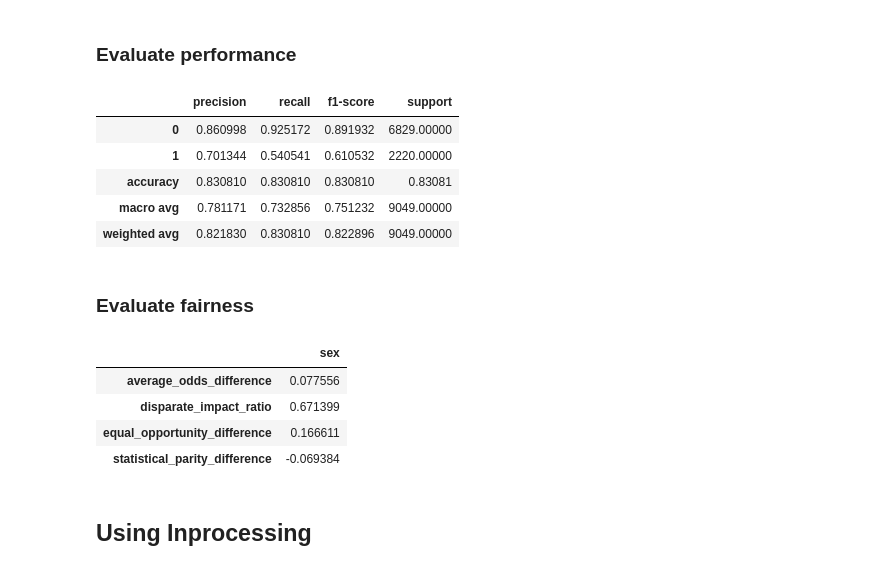
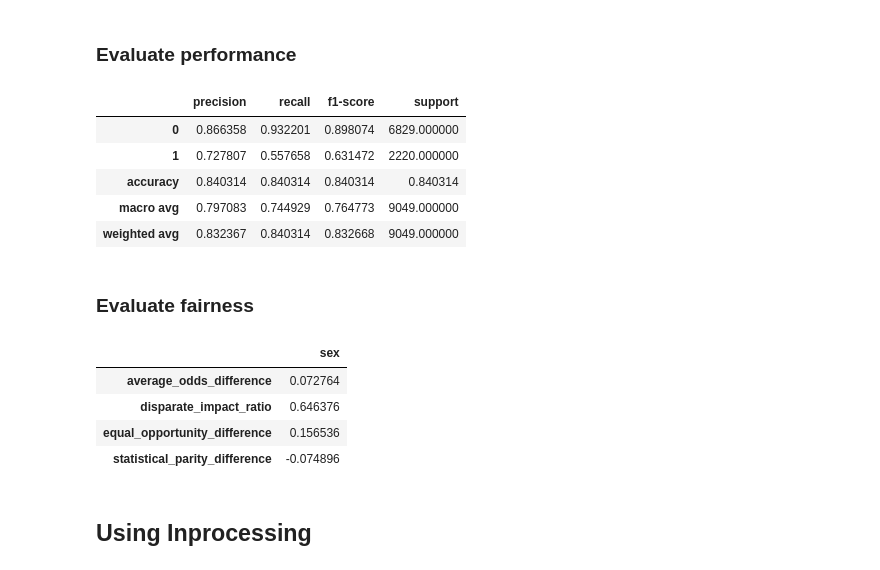
Before and after one commit to motapaolla/AIF360_tutorial, a Jupyter notebook: tutorial-AIF360.ipynb, the cells around one changed output. Drawn from its saved outputs; the diff is of its cells as text; code cells hidden in the pictures.

```diff
--- a/tutorial-AIF360.ipynb
+++ b/tutorial-AIF360.ipynb
@@ -862,7 +885,7 @@ from aif360.sklearn.preprocessing import ReweighingMeta
 # %%
 rew = ReweighingMeta(estimator=LogisticRegression())
 
-params = {'estimator__solver': ['lbfgs'],
+params = {'estimator__max_iter': [10000],
           'estimator__random_state': [RANDOM_STATE],
           'reweigher__prot_attr': ['sex']}
 
@@ -896,24 +902,26 @@ y_pred = clf.predict(X_test)
 # %% [markdown]
 ### Evaluate performance
 # %%
-pd.DataFrame(classification_report(y_test, y_pred, output_dict=True)).T
+pre_perf = pd.DataFrame(classification_report(y_test, y_pred, output_dict=True)).T
+pre_perf
 # %% [output]
 |  | precision | recall | f1-score | support |
-| 0 | 0.860998 | 0.925172 | 0.891932 | 6829.00000 |
-| 1 | 0.701344 | 0.540541 | 0.610532 | 2220.00000 |
-| accuracy | 0.830810 | 0.830810 | 0.830810 | 0.83081 |
-| macro avg | 0.781171 | 0.732856 | 0.751232 | 9049.00000 |
-| weighted avg | 0.821830 | 0.830810 | 0.822896 | 9049.00000 |
+| 0 | 0.866358 | 0.932201 | 0.898074 | 6829.000000 |
+| 1 | 0.727807 | 0.557658 | 0.631472 | 2220.000000 |
+| accuracy | 0.840314 | 0.840314 | 0.840314 | 0.840314 |
+| macro avg | 0.797083 | 0.744929 | 0.764773 | 9049.000000 |
+| weighted avg | 0.832367 | 0.840314 | 0.832668 | 9049.000000 |
 # %% [markdown]
 ### Evaluate fairness
 # %%
-fairness_report(y_test, y_pred, prot_attr='sex')
+pre_fairness = fairness_report(y_test, y_pred, prot_attr='sex')
+pre_fairness
 # %% [output]
 |  | sex |
-| average_odds_difference | 0.077556 |
-| disparate_impact_ratio | 0.671399 |
-| equal_opportunity_difference | 0.166611 |
-| statistical_parity_difference | -0.069384 |
+| average_odds_difference | 0.072764 |
+| disparate_impact_ratio | 0.646376 |
+| equal_opportunity_difference | 0.156536 |
+| statistical_parity_difference | -0.074896 |
 # %% [markdown]
 ## Using Inprocessing
 # %%
```
Also changed, not shown: parts of 29 cells of this notebook.
